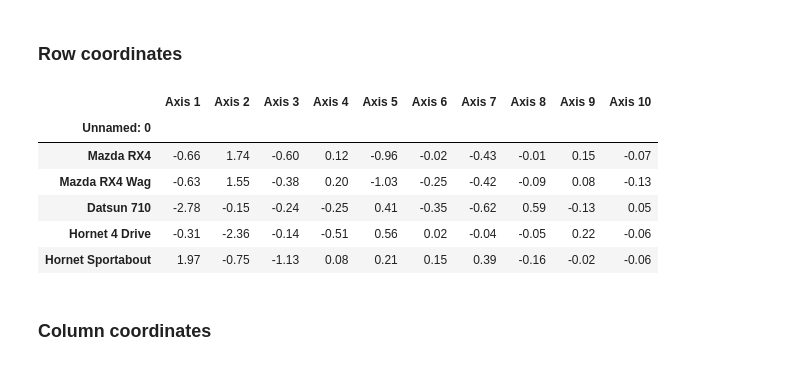
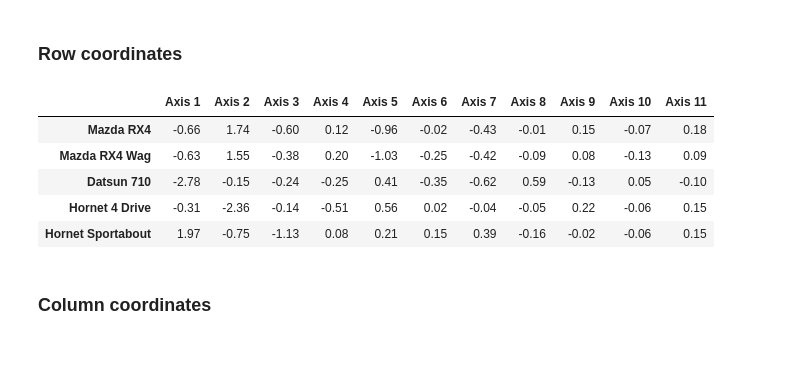
Before and after one commit to carlostorrescubila/PyBiplots, a Jupyter notebook: examples/methods/Example HJ-Biplot.ipynb, the cells around one changed output. Drawn from its saved outputs; the diff is of its cells as text; code cells hidden in the pictures.

```diff
--- a/examples/methods/Example HJ-Biplot.ipynb
+++ b/examples/methods/Example HJ-Biplot.ipynb
@@ -9,11 +9,9 @@ import matplotlib
 # %% [markdown]
 ## 2. Load data
 # %%
-mtcars = pd.read_csv(
-    'C:\\Users\\calic\\Desktop\\TFM\\Data\\mtcars.txt',
-    delimiter = "\t"
-)
+mtcars = pd.read_csv('mtcars.txt', delimiter = "\t")
 mtcars = mtcars.set_index("Unnamed: 0")
+mtcars.index.name = None
 # %% [markdown]
 ## 3. Fit HJ-Biplot
 # %%
@@ -53,15 +51,14 @@ HJ.loadings.round(2)
 # %% [markdown]
 ### Row coordinates
 # %%
-HJ.row_coordinates.round(2).iloc[:,0:10].head()
+HJ.row_coordinates.round(2).head()
 # %% [output]
-|  | Axis 1 | Axis 2 | Axis 3 | Axis 4 | Axis 5 | Axis 6 | Axis 7 | Axis 8 | Axis 9 | Axis 10 |
-| Unnamed: 0 |  |  |  |  |  |  |  |  |  |  |
-| Mazda RX4 | -0.66 | 1.74 | -0.60 | 0.12 | -0.96 | -0.02 | -0.43 | -0.01 | 0.15 | -0.07 |
-| Mazda RX4 Wag | -0.63 | 1.55 | -0.38 | 0.20 | -1.03 | -0.25 | -0.42 | -0.09 | 0.08 | -0.13 |
-| Datsun 710 | -2.78 | -0.15 | -0.24 | -0.25 | 0.41 | -0.35 | -0.62 | 0.59 | -0.13 | 0.05 |
-| Hornet 4 Drive | -0.31 | -2.36 | -0.14 | -0.51 | 0.56 | 0.02 | -0.04 | -0.05 | 0.22 | -0.06 |
-| Hornet Sportabout | 1.97 | -0.75 | -1.13 | 0.08 | 0.21 | 0.15 | 0.39 | -0.16 | -0.02 | -0.06 |
+|  | Axis 1 | Axis 2 | Axis 3 | Axis 4 | Axis 5 | Axis 6 | Axis 7 | Axis 8 | Axis 9 | Axis 10 | Axis 11 |
+| Mazda RX4 | -0.66 | 1.74 | -0.60 | 0.12 | -0.96 | -0.02 | -0.43 | -0.01 | 0.15 | -0.07 | 0.18 |
+| Mazda RX4 Wag | -0.63 | 1.55 | -0.38 | 0.20 | -1.03 | -0.25 | -0.42 | -0.09 | 0.08 | -0.13 | 0.09 |
+| Datsun 710 | -2.78 | -0.15 | -0.24 | -0.25 | 0.41 | -0.35 | -0.62 | 0.59 | -0.13 | 0.05 | -0.10 |
+| Hornet 4 Drive | -0.31 | -2.36 | -0.14 | -0.51 | 0.56 | 0.02 | -0.04 | -0.05 | 0.22 | -0.06 | 0.15 |
+| Hornet Sportabout | 1.97 | -0.75 | -1.13 | 0.08 | 0.21 | 0.15 | 0.39 | -0.16 | -0.02 | -0.06 | 0.15 |
 # %% [markdown]
 ### Column coordinates
 # %%
```
Also changed, not shown: parts of 1 cell of this notebook, 3 other files.
